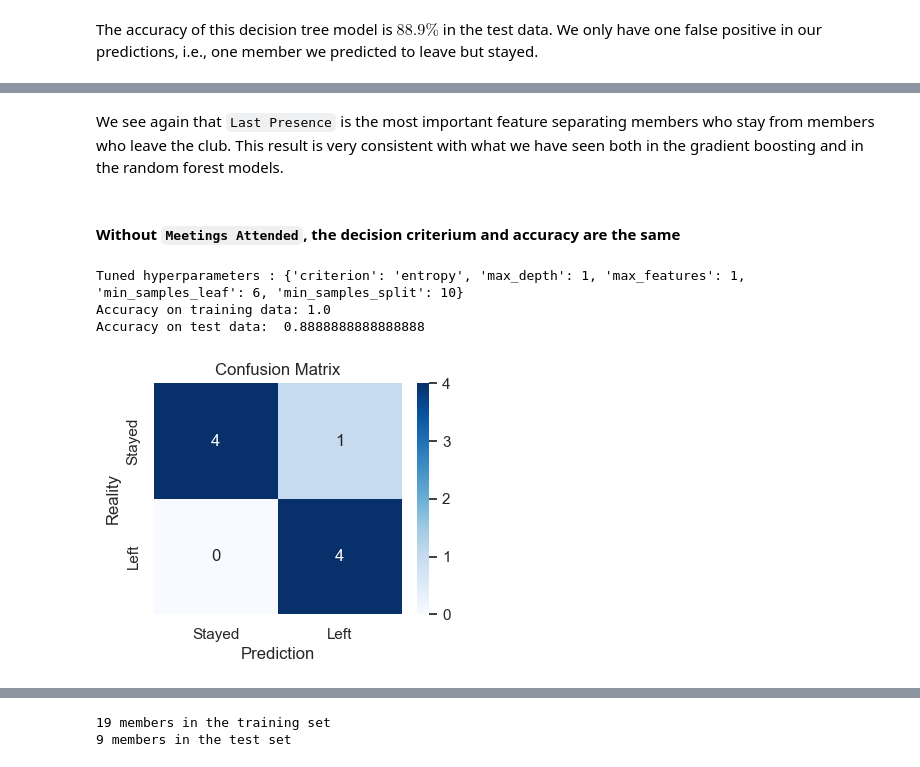
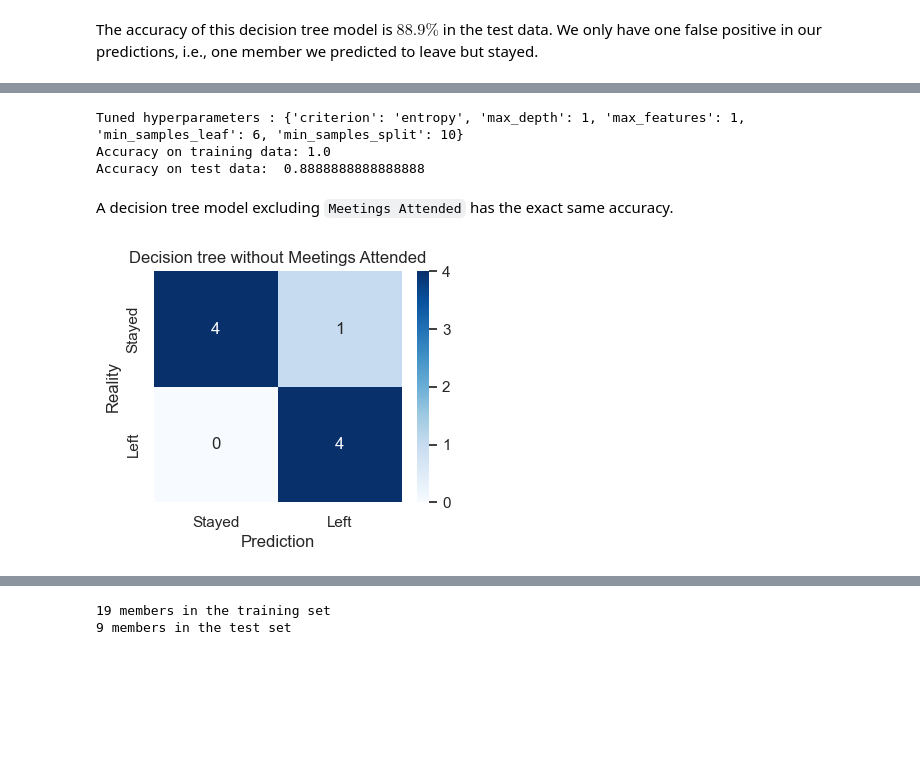
Before and after one commit to brunoacafonso/toastmasters-churn, a Jupyter notebook: Toastmasters Club Churn Prediction.ipynb, the cells around one changed output, grey strips where cells are left out. Drawn from its saved outputs; the diff is of its cells as text; code cells hidden in the pictures; blank space fills up the shorter version.

```diff
--- a/Toastmasters Club Churn Prediction.ipynb
+++ b/Toastmasters Club Churn Prediction.ipynb
@@ -70,6 +73,6 @@ warnings.filterwarnings('ignore')
 # %%
-# A function to plot a confusion matrix
-def plot_confusion_matrix(y,y_predict):
+# Plotting a confusion matrix in tones of blue
+def plot_confusion_matrix(y,y_predict, title='Confusion Matrix'):
     "this function plots the confusion matrix"
 
     sns.set(rc={"figure.figsize":(4, 3)})
@@ -78,5 +81,5 @@ def plot_confusion_matrix(y,y_predict):
     sns.heatmap(cm, cmap='Blues', annot=True, ax = ax); #annot=True to annotate cells
     ax.set_xlabel('Prediction')
     ax.set_ylabel('Reality')
-    ax.set_title('Confusion Matrix');
+    ax.set_title(title);
     ax.xaxis.set_ticklabels(['Stayed', 'Left']); ax.yaxis.set_ticklabels(['Stayed', 'Left'])
@@ -565,7 +633,3 @@ plot_tree(dt_cv.best_estimator_,feature_names = X1.columns, class_names = ['Stay
-# %% [markdown]
-We see again that `Last Presence` is the most important feature separating members who stay from members who leave the club. This result is very consistent with what we have seen both in the gradient boosting and in the random forest models.
-# %% [markdown]
-#### Without `Meetings Attended`, the decision criterium and accuracy are the same
 # %%
 dt2_cv = GridSearchCV(DecisionTreeClassifier(random_state=21), decision_tree1_parameters, cv=4,scoring='accuracy')
 dt2_cv.fit(X1p_train,y1p_train)
@@ -576,8 +640,10 @@ print("Accuracy on test data: ", dt2_cv.score(X1p_test,y1p_test))
 Tuned hyperparameters : {'criterion': 'entropy', 'max_depth': 1, 'max_features': 1, 'min_samples_leaf': 6, 'min_samples_split': 10}
 Accuracy on training data: 1.0
 Accuracy on test data:  0.8888888888888888
+# %% [markdown]
+A decision tree model excluding `Meetings Attended` has the exact same accuracy.
 # %%
 churn_prediction_dt2 = dt2_cv.predict(X1p_test)
-plot_confusion_matrix(y1p_test,churn_prediction_dt2)
+plot_confusion_matrix(y1p_test,churn_prediction_dt2,title='Decision tree without Meetings Attended')
 # %% [output]
-[figure, old version]
+[figure, new version]
```
Also changed, not shown: parts of 108 cells of this notebook.
